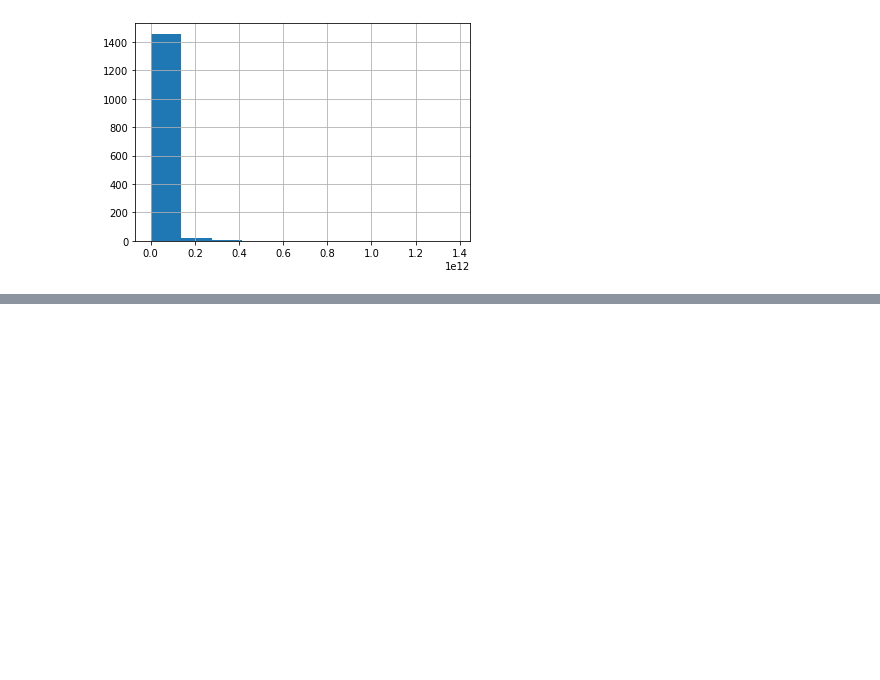
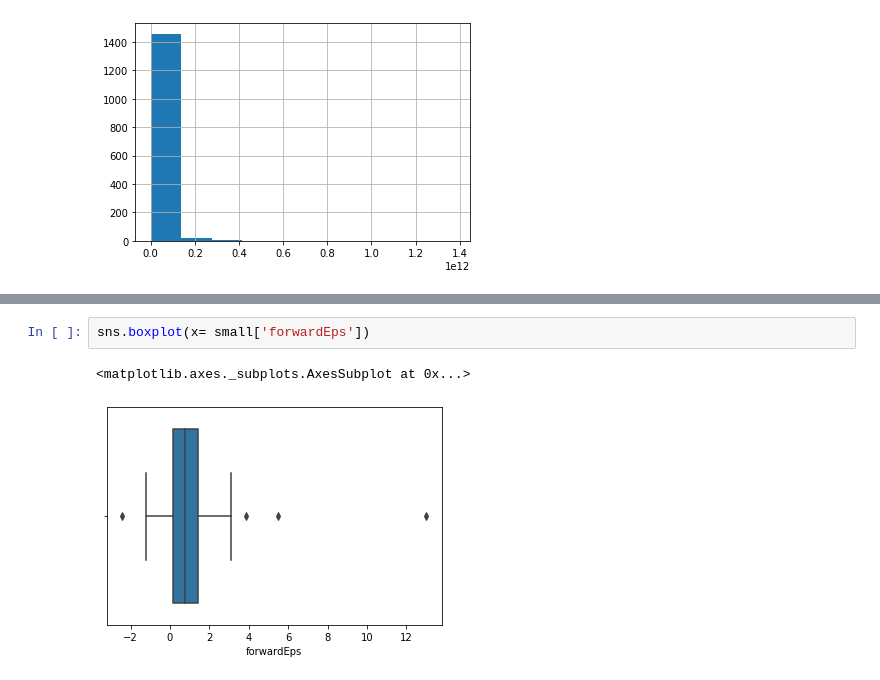
Before and after one commit to ipatel467/Stock-Market-Analysis, a Jupyter notebook: StocksP2.ipynb, the cells around one changed output, grey strips where cells are left out. Drawn from its saved outputs; the diff is of its cells as text; blank space fills up the shorter version.

```diff
--- a/StocksP2.ipynb
+++ b/StocksP2.ipynb
@@ -429,0 +390,5 @@ large['marketCap'].hist()
+# %%
+sns.boxplot(x= small['forwardEps'])
+# %% [output]
+<matplotlib.axes._subplots.AxesSubplot at 0x...>
+[figure, added]
```
Also changed, not shown: parts of 9 cells of this notebook.
